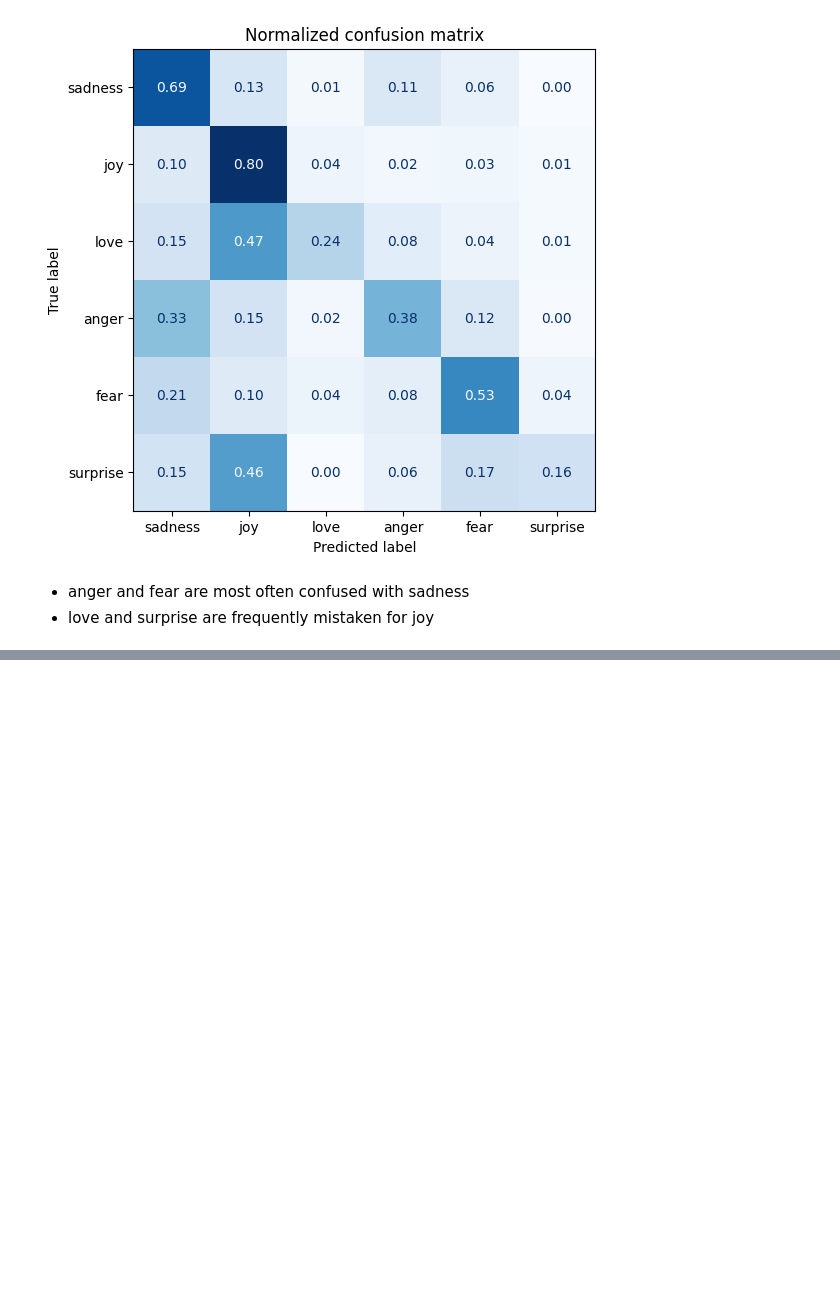
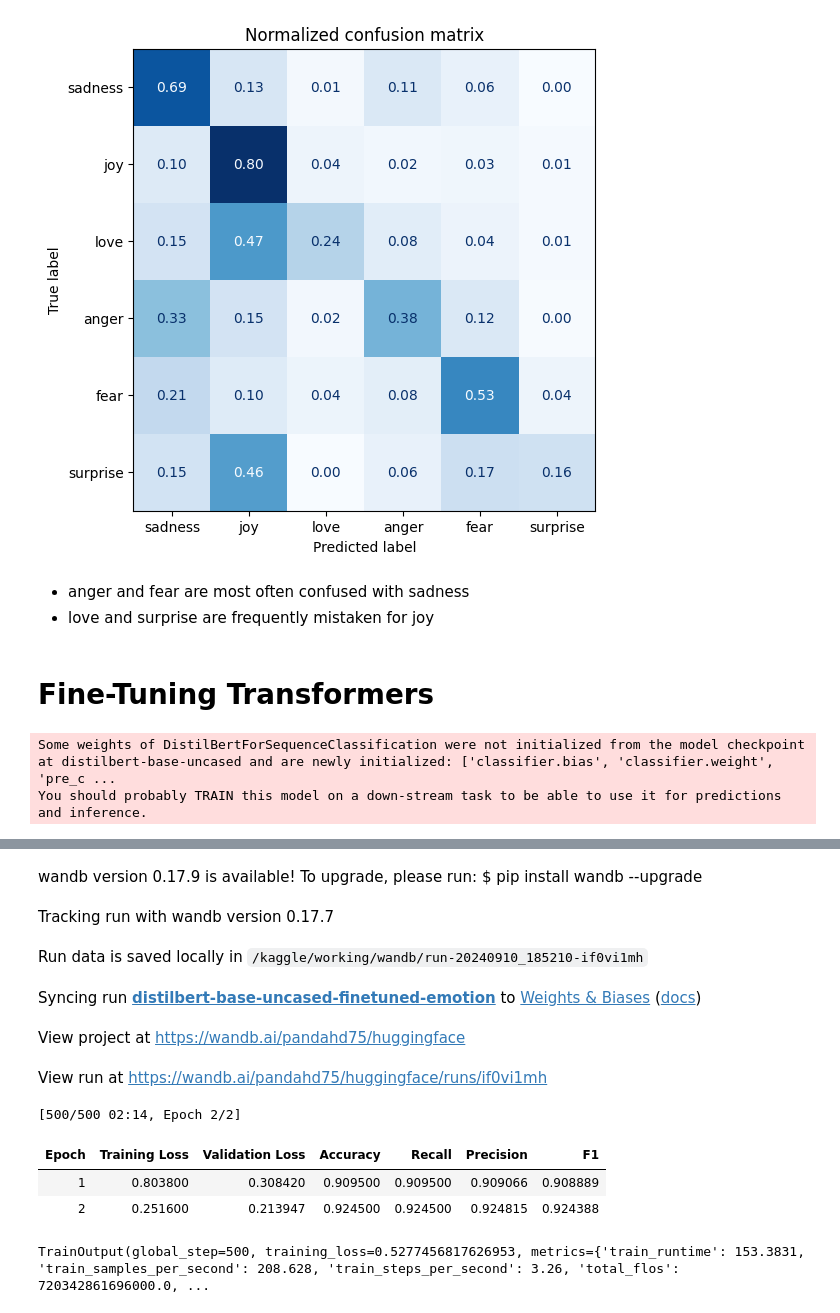
Before and after one commit to That1Panda/Text-Classification, a Jupyter notebook: text-classification.ipynb, the cells around one changed output, grey strips where cells are left out. Drawn from its saved outputs; the diff is of its cells as text; code cells hidden in the pictures; blank space fills up the shorter version.

Commit message:
[Development] Implementation for Fine-Tuning Transformers section

```diff
--- a/text-classification.ipynb
+++ b/text-classification.ipynb
@@ -174,3 +174,11 @@ plot_confusion_matrix(y_preds, y_valid, labels)
 # %% [markdown]
 - anger and fear are most often confused with sadness
 - love and surprise are frequently mistaken for joy
+# %% [markdown]
+# Fine-Tuning Transformers
+# %%
+num_labels=6
+model= AutoModelForSequenceClassification.from_pretrained(model_ckpt,num_labels=num_labels).to(device)
+# %% [output]
+Some weights of DistilBertForSequenceClassification were not initialized from the model checkpoint at distilbert-base-uncased and are newly initialized: ['classifier.bias', 'classifier.weight', 'pre_c ...
+You should probably TRAIN this model on a down-stream task to be able to use it for predictions and inference.
@@ -176,0 +214,11 @@ plot_confusion_matrix(y_preds, y_valid, labels)
+# %%
+trainer=Trainer(
+    model=model,
+    args=training_args,
+    compute_metrics=compute_metrics,
+    train_dataset=emotions_encoded['train'],
+    eval_dataset=emotions_encoded['validation'],
+    tokenizer=tokenizer
+)
+trainer.train()
+# %% [output]
@@ -176,0 +227,11 @@ plot_confusion_matrix(y_preds, y_valid, labels)
+wandb version 0.17.9 is available! To upgrade, please run: $ pip install wandb --upgrade
+Tracking run with wandb version 0.17.7
+Run data is saved locally in /kaggle/working/wandb/run-20240910_185210-if0vi1mh
+Syncing run distilbert-base-uncased-finetuned-emotion to Weights & Biases (docs)
+View project at https://wandb.ai/pandahd75/huggingface
+View run at https://wandb.ai/pandahd75/huggingface/runs/if0vi1mh
+[500/500 02:14, Epoch 2/2]
+| Epoch | Training Loss | Validation Loss | Accuracy | Recall | Precision | F1 |
+| 1 | 0.803800 | 0.308420 | 0.909500 | 0.909500 | 0.909066 | 0.908889 |
+| 2 | 0.251600 | 0.213947 | 0.924500 | 0.924500 | 0.924815 | 0.924388 |
+TrainOutput(global_step=500, training_loss=0.5277456817626953, metrics={'train_runtime': 153.3831, 'train_samples_per_second': 208.628, 'train_steps_per_second': 3.26, 'total_flos': 720342861696000.0, ...
```
Also changed, not shown: parts of 6 cells of this notebook.
